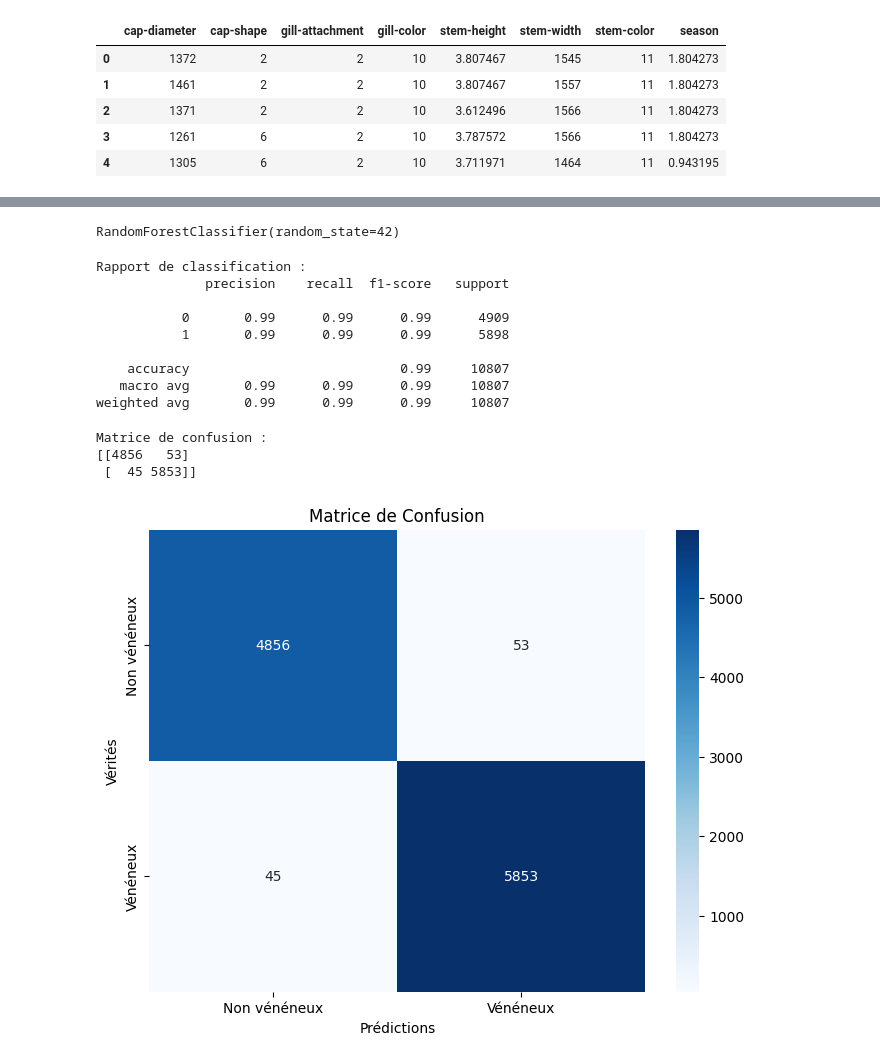
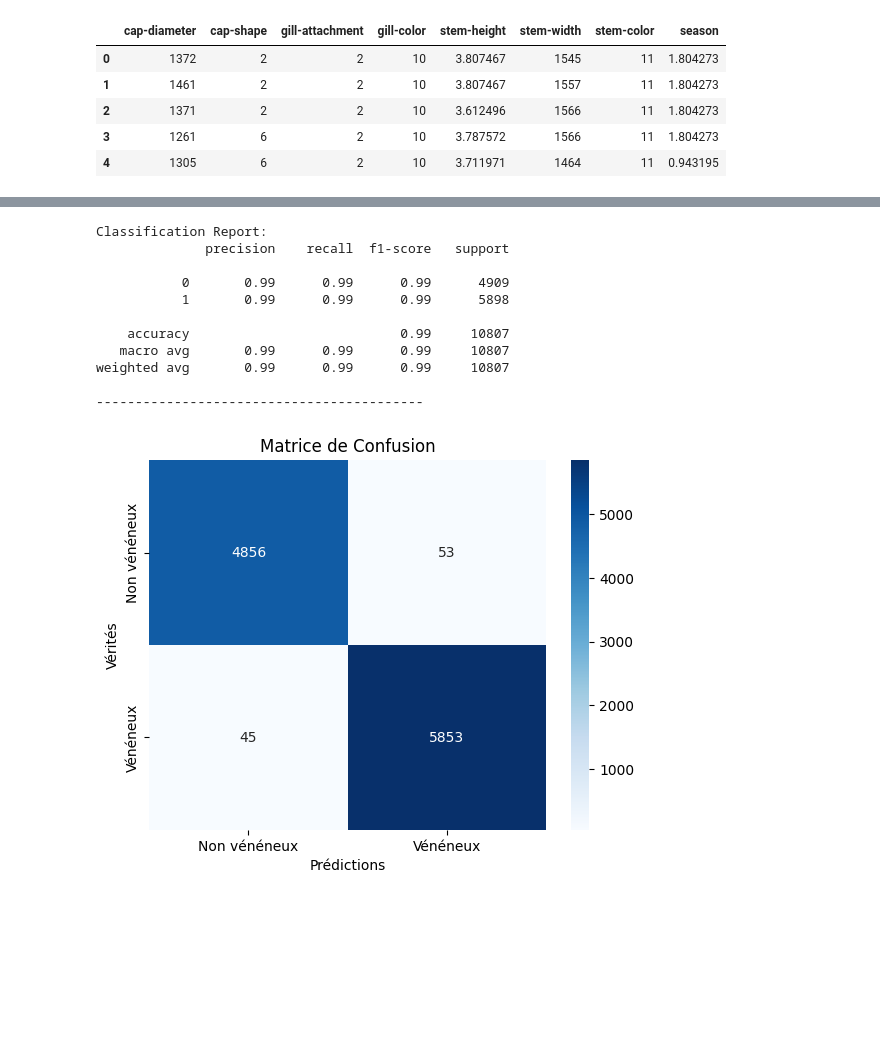
Before and after one commit to onissan19/ML-mush, a Jupyter notebook: mushroom.ipynb, the cells around one changed output, grey strips where cells are left out. Saved outputs shown, nothing was run; the diff lists cells and outputs as text; code cells hidden in the pictures; blank space fills up the shorter version.

```diff
--- a/mushroom.ipynb
+++ b/mushroom.ipynb
@@ -246,45 +249,20 @@ weighted avg       0.99      0.99      0.99     10807
 # %%
 # Créer et entraîner un modèle Random Forest
-model = RandomForestClassifier(random_state=42)
-model.fit(X_train, y_train)
+randomForestClassifier = RandomForestClassifier(random_state=42).fit(X_train, y_train)
+evolution_models(randomForestClassifier,X_test)
 # %% [output]
-RandomForestClassifier(random_state=42)
+Classification Report:
+              precision    recall  f1-score   support
+
+           0       0.99      0.99      0.99      4909
+           1       0.99      0.99      0.99      5898
+
+    accuracy                           0.99     10807
+   macro avg       0.99      0.99      0.99     10807
+weighted avg       0.99      0.99      0.99     10807
+
+------------------------------------------
+[figure, added]
-# %%
-# Faire des prédictions sur l'ensemble de test
-y_pred = model.predict(X_test)
-
-# Évaluer le modèle
-print("\nRapport de classification :")
-print(classification_report(y_test, y_pred))
-# %% [output]
-Rapport de classification :
-              precision    recall  f1-score   support
-
-           0       0.99      0.99      0.99      4909
-           1       0.99      0.99      0.99      5898
-
-    accuracy                           0.99     10807
-   macro avg       0.99      0.99      0.99     10807
-weighted avg       0.99      0.99      0.99     10807
-# %%
-# Matrice de confusion
-conf_matrix = confusion_matrix(y_test, y_pred)
-print("\nMatrice de confusion :")
-print(conf_matrix)
-# %% [output]
-Matrice de confusion :
-[[4856   53]
- [  45 5853]]
-# %%
-# Visualisation de la matrice de confusion
-plt.figure(figsize=(8, 6))
-sns.heatmap(conf_matrix, annot=True, fmt="d", cmap="Blues", xticklabels=["Non vénéneux", "Vénéneux"], yticklabels=["Non vénéneux", "Vénéneux"])
-plt.title("Matrice de Confusion")
-plt.xlabel("Prédictions")
-plt.ylabel("Vérités")
-plt.show()
-# %% [output]
-[figure, removed]
 # %%
 error_rates = []
 for i in range(1, 10):
```
Also changed, not shown: parts of 8 cells of this notebook.
